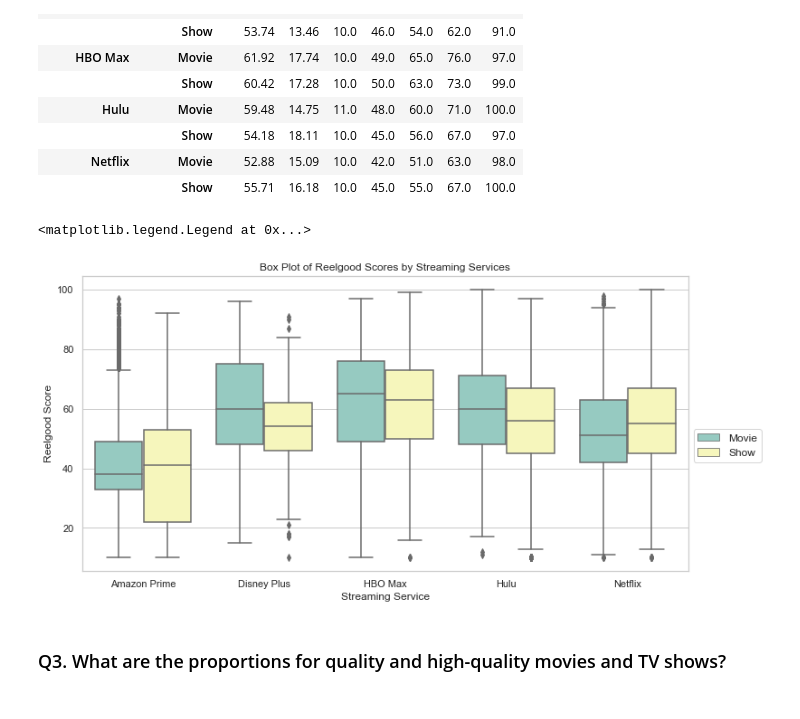
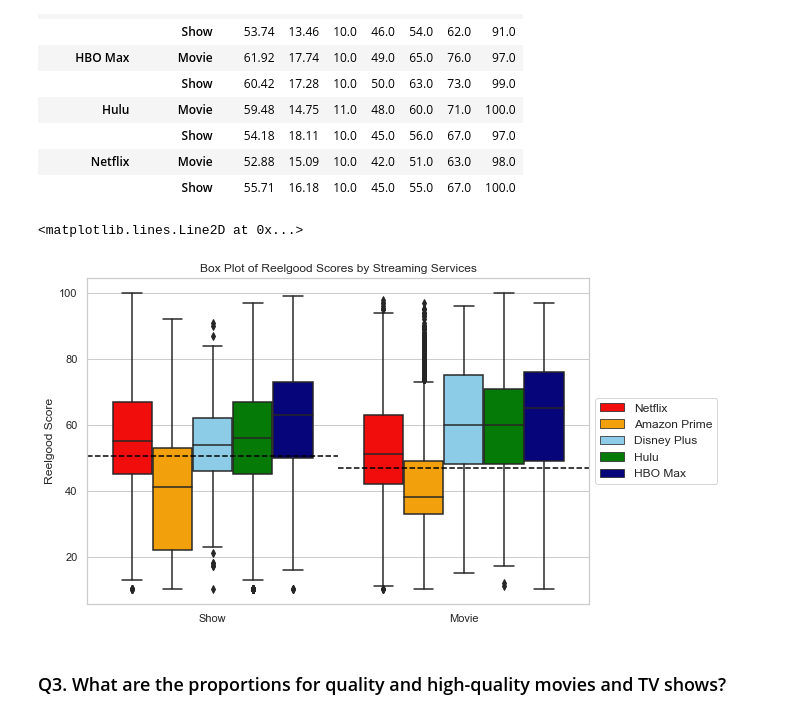
Before and after one commit to ryanhpark/Streaming_Sites_Web_Scraping, a Jupyter notebook: EDA_Streaming_Sites.ipynb, the cells around one changed output. Saved outputs shown, nothing was run; the diff lists cells and outputs as text; code cells hidden in the pictures.

```diff
--- a/EDA_Streaming_Sites.ipynb
+++ b/EDA_Streaming_Sites.ipynb
@@ -48,7 +48,7 @@ Data columns (total 10 columns):
 dtypes: float64(4), int64(1), object(5)
 memory usage: 2.1+ MB
 # %%
-data.loc[data['year_end'].notnull(), 'year_end'] = data.loc[data['year_end'].notnull(), 'year_end'].apply('int64')
+data.loc[data['year_end'].notnull(), 'year_end'] = data.loc[data['year_end'].notnull(), 'year_end'].astype('int64')
 data.loc[data['seasons'].notnull(), 'seasons'] = data.loc[data['seasons'].notnull(), 'seasons'].apply('int64')
 data.loc[data['rg_score'].notnull(), 'rg_score'] = data.loc[data['rg_score'].notnull(), 'rg_score'].apply('int64')
 # %% [markdown]
@@ -77,10 +77,13 @@ sorted(unique_genres)
  'thriller',
  'travel']
 # %%
-data['genres'] = data['genres'].str.replace('action-and-adventure','action & adventure')
+data['genres'] = data['genres'].str.replace('action-and-adventure','action and adventure')
+data['genres'] = data['genres'].str.replace('action & adventure','action and adventure')
 data['genres'] = data['genres'].str.replace('game-show','game show')
-data['genres'] = data['genres'].str.replace('home-and-garden','home & garden')
-data['genres'] = data['genres'].str.replace('stand-up-and-talk','stand-up & talk')
+data['genres'] = data['genres'].str.replace('home-and-garden','home and garden')
+data['genres'] = data['genres'].str.replace('home & garden','home and garden')
+data['genres'] = data['genres'].str.replace('stand-up-and-talk','stand-up and talk')
+data['genres'] = data['genres'].str.replace('stand-up & talk','stand-up and talk')
 # %%
 # Changing the column of genres from string to lists
 data['genres'] = data['genres'].apply(lambda x: x.split(','))
@@ -104,7 +107,7 @@ data['web_name'] = data['web_name'].str.replace('Amazon', "Amazon Prime")
 from matplotlib import pyplot as plt
 import seaborn as sns
 %matplotlib inline
-plt.rcParams['figure.figsize'] = (12, 6)
+plt.rcParams['figure.figsize'] = (9, 6)
 sns.set(style = "whitegrid")
 # %%
 df = data.copy()
@@ -133,7 +136,8 @@ membership
 | 3 | Hulu | 11.99 |
 | 4 | Netflix | 12.99 |
 # %%
-ax = sns.barplot(data = membership, x= "web_name", y = "cost")
+palette = {"Amazon Prime":"orange", "Disney Plus": "skyblue", "HBO Max": "navy", "Hulu": "green", "Netflix":"red"}
+ax = sns.barplot(data = membership.sort_values("cost"), x= "web_name", y = "cost", palette = palette)
 plt.title("Membership Cost for Each Streaming Services")
 plt.xlabel("Streaming Services")
 plt.ylabel("Membership Cost ($)")
@@ -224,15 +245,16 @@ df.groupby(["web_name","movie_or_tv"])[["rg_score"]].describe().round(2).iloc[:,
 | Netflix | Movie | 52.88 | 15.09 | 10.0 | 42.0 | 51.0 | 63.0 | 98.0 |
 |  | Show | 55.71 | 16.18 | 10.0 | 45.0 | 55.0 | 67.0 | 100.0 |
 # %%
-sns.boxplot(data = df, x = "web_name", y = "rg_score", hue = "movie_or_tv",\
-            hue_order = ["Movie","Show"], palette="Set3", order=np.sort(df["web_name"].unique()))
+g = sns.boxplot(data = df, x = "movie_or_tv", y = "rg_score", hue = "web_name", palette = palette, saturation = 0.9)
 plt.title("Box Plot of Reelgood Scores by Streaming Services")
-plt.xlabel("Streaming Service")
+plt.xlabel("")
 plt.ylabel("Reelgood Score")
-plt.legend(fontsize= 12, bbox_to_anchor=(1,0.5))
+plt.legend(fontsize= 12, bbox_to_anchor=(1,0.65))
+g.axhline(46.79, color = "black", linestyle = '--', xmin = 0.5)
+g.axhline(50.53, color = "black",linestyle = '--', xmax = 0.5)
 # %% [output]
-<matplotlib.legend.Legend at 0x...>
+<matplotlib.lines.Line2D at 0x...>
-[figure, old version]
+[figure, new version]
 # %% [markdown]
 ### Q3. What are the proportions for quality and high-quality movies and TV shows?
 # %%
```
Also changed, not shown: parts of 39 cells of this notebook.
